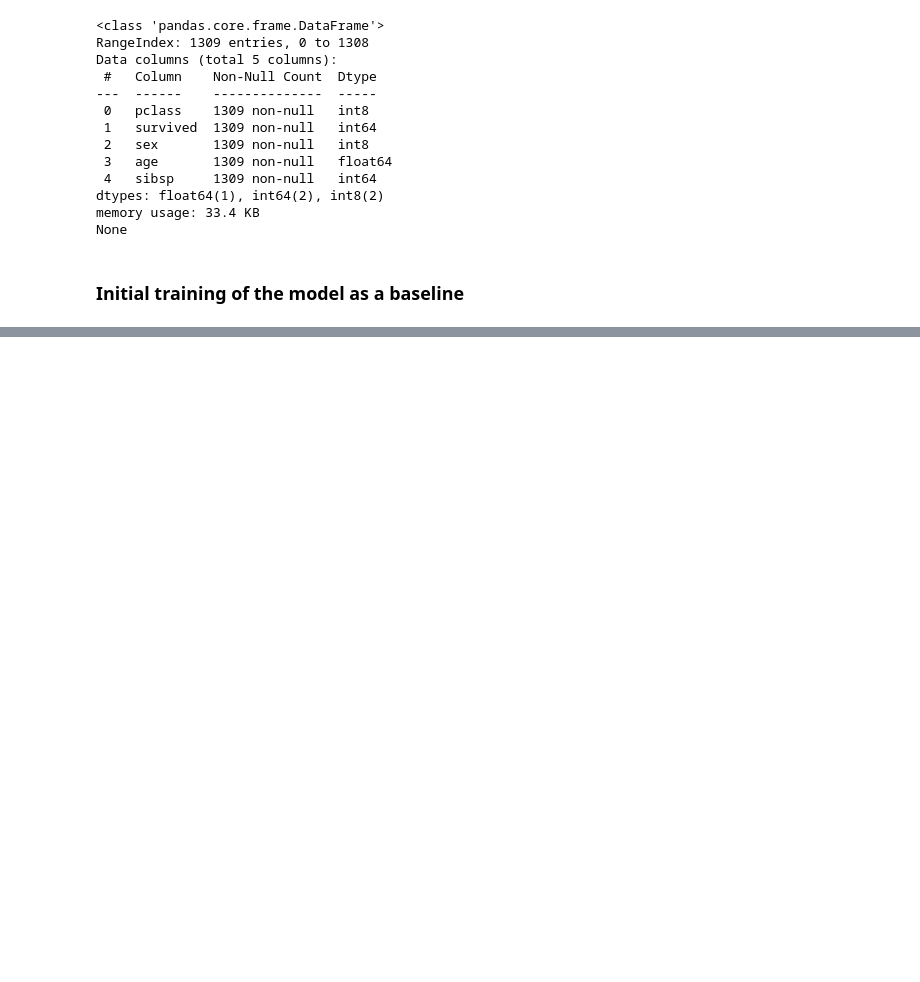
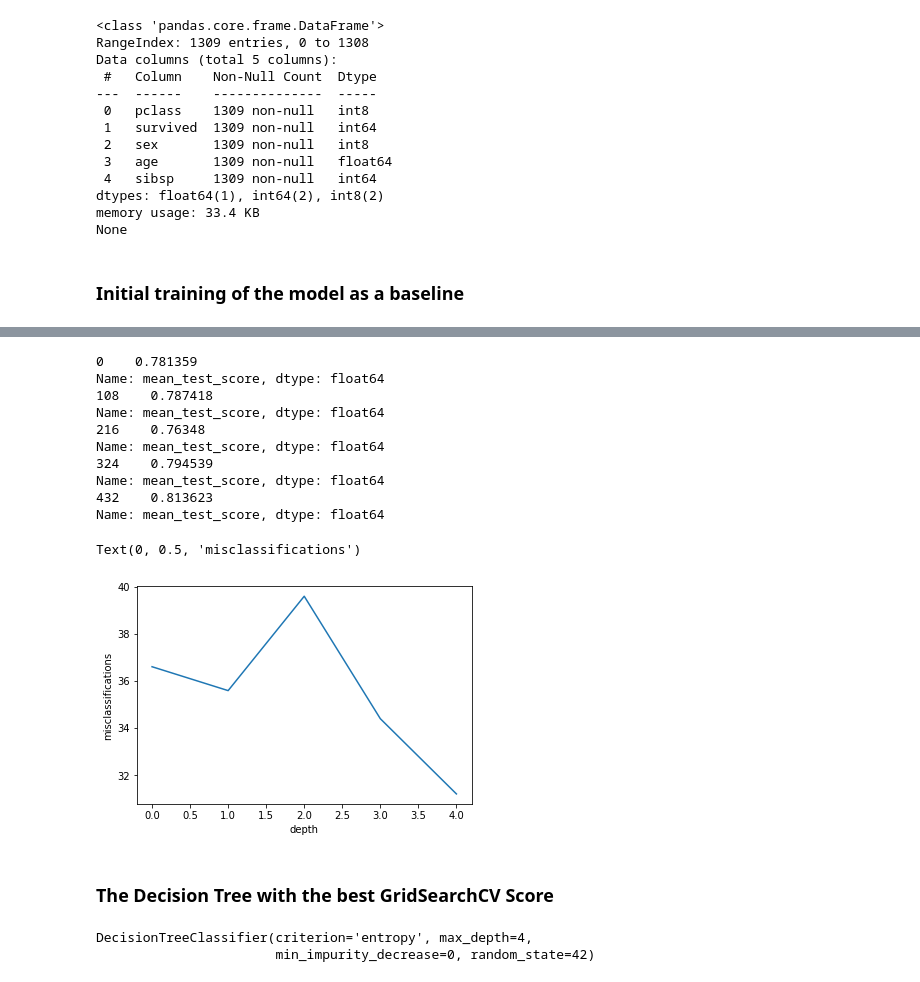
Before and after one commit to mycicle/cpe695, a Jupyter notebook: assignments/HW3/HW3.ipynb, the cells around one changed output, grey strips where cells are left out. Cells and saved outputs as stored; diff of their text form; code cells hidden in the pictures; blank space fills up the shorter version.

```diff
--- a/assignments/HW3/HW3.ipynb
+++ b/assignments/HW3/HW3.ipynb
@@ -170,7 +171,7 @@ x_train, y_train, x_val, y_val, x_test, y_test = prepare(df, 'survived', 0.2, 0.
 dtc = DecisionTreeClassifier(random_state=42,
                                  criterion='entropy',
                                  splitter='best',
-                                 max_depth=2,
+                                 max_depth=3,
                                  min_samples_split=5,
                                  min_samples_leaf=1,
                                  max_leaf_nodes=5,
@@ -198,7 +211,7 @@ dtc.score(x_test, y_test)
 # %%
 criterion = ['entropy']
 splitter = ['best']
-max_depth = [None, 1, 2, 3, 4, 5, 6, 7, 8, 9]
+max_depth = [None, 1, 2, 3, 4]
 min_samples_split = [2, 4, 6]
 min_samples_leaf = [1, 3, 5]
 max_leaf_nodes = [None, 3, 5]
@@ -234,7 +280,0 @@ results.head()
-# %%
-scores_v_depth = []
-
-for value in max_depth:
-    parsed = results.loc[results.param_max_depth.isin((value,))].mean()
-    split_scores = parsed.loc[['split0_test_score', 'split1_test_score', 'split2_test_score', 'split3_test_score', 'split4_test_score']].mean()
-    scores_v_depth.append(split_scores)
@@ -243,6 +281,50 @@ pt.plot(max_depth, scores_v_depth)
+# %%
+misclass_counts = []
+
+best = gsearch.best_params_
+for value in max_depth:
+    reults = results.loc[results.param_criterion.isin([best['criterion']])]
+    results = results.loc[results.param_max_leaf_nodes.isin([best['max_leaf_nodes']])]
+    results = results.loc[results.param_min_impurity_decrease.isin([best['min_impurity_decrease']])]
+    results = results.loc[results.param_min_samples_leaf.isin([best['min_samples_leaf']])]
+    results = results.loc[results.param_min_samples_split.isin([best['min_samples_split']])]
+    results = results.loc[results.param_splitter.isin([best['splitter']])]
+    parsed = results.loc[results.param_max_depth.isin((value,))]
+    print(parsed["mean_test_score"])
+    mis = (1 - parsed['mean_test_score']) * len(y_train)/5
+    misclass_counts.append(mis)
+
+# for score in gsearch.cv_results_['mean_test_score'][1:]:
+#     if np.isnan(score):
+#         score=0
+
+
+# misclass_counts.append(int((1-score) * 5))
+
+pt.plot(range(len(max_depth)), misclass_counts)
+pt.xlabel("depth")
+pt.ylabel("misclassifications")
+# %% [output]
+0    0.781359
+Name: mean_test_score, dtype: float64
+108    0.787418
+Name: mean_test_score, dtype: float64
+216    0.76348
+Name: mean_test_score, dtype: float64
+324    0.794539
+Name: mean_test_score, dtype: float64
+432    0.813623
+Name: mean_test_score, dtype: float64
+Text(0, 0.5, 'misclassifications')
+[figure, added]
+# %% [markdown]
+### The Decision Tree with the best GridSearchCV Score
 # %%
 best_dt = DecisionTreeClassifier(random_state=42,
                                     **gsearch.best_params_)
 # %%
 best_dt.fit(x_train, y_train)
+# %% [output]
+DecisionTreeClassifier(criterion='entropy', max_depth=4,
+                       min_impurity_decrease=0, random_state=42)
 # %%
```
Also changed, not shown: parts of 16 cells of this notebook, 10 other files.
